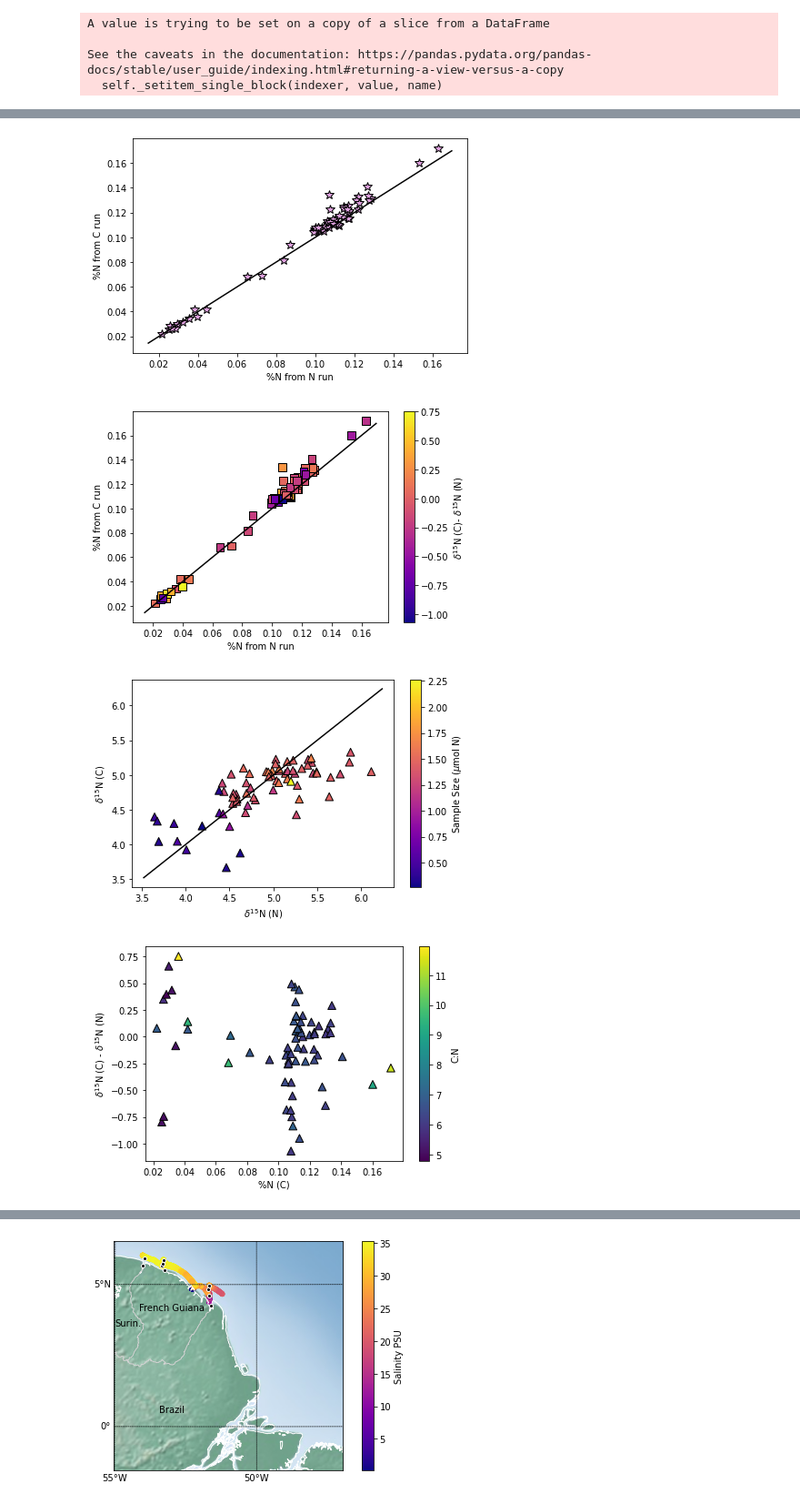
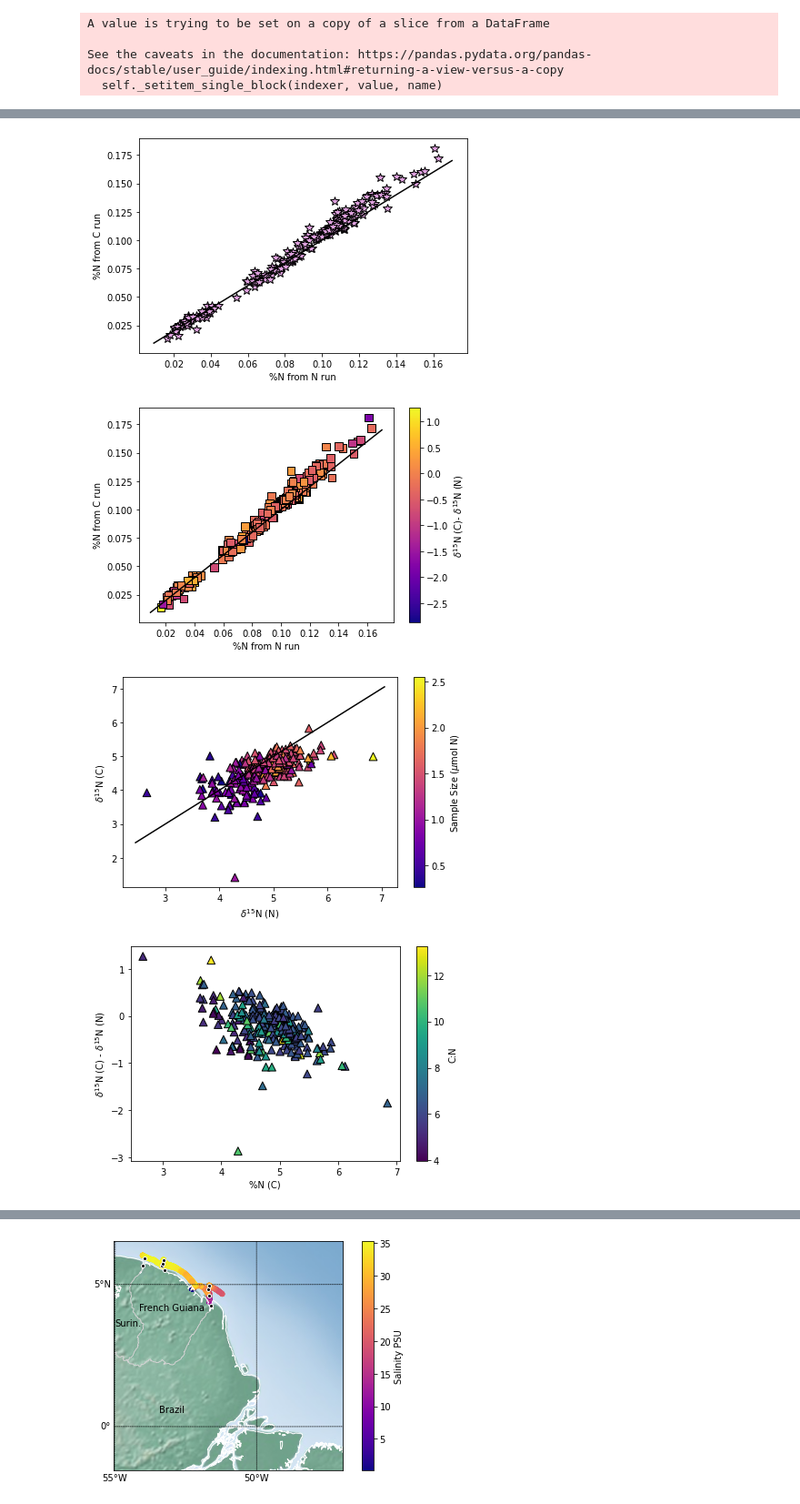
Before and after one commit to DirtBurner/MUDBENCS, a Jupyter notebook: MUDBENCS_CTD.ipynb, the cells around one changed output, grey strips where cells are left out. Shown at 91% size. Cells and saved outputs as stored; diff of their text form; code cells hidden in the pictures.

```diff
--- a/MUDBENCS_CTD.ipynb
+++ b/MUDBENCS_CTD.ipynb
@@ -298,11 +298,11 @@ ax.legend(corelist)
 # %%
 #Develop function for the compilation files
 
-carbon_df = pd.read_excel('Mudbencs MC Carbon compiled.xlsx', 'RPT', skiprows=20)
+carbon_df = pd.read_excel('Mudbencs MC Carbon compiled.xlsx', skiprows=20)
 print(carbon_df.columns)
 C_df = carbon_df[['Identifier 1', 'd15N (‰, AT-Air)', 'd13C (‰, VPDB)', 'N%', 'C%', 'C:N (mass)', 'N (µmol)', 'C (µmol)']]
 print(C_df.shape)
-nitrogen_df = pd.read_excel('Mudbencs MC Nitrogen compiled.xlsx', 'RPT', skiprows=20)
+nitrogen_df = pd.read_excel('Mudbencs MC Nitrogen compiled.xlsx', skiprows=20)
 N_df = nitrogen_df[['Identifier 1', 'd15N (‰, AT-Air)', 'N%', 'C%', 'N (µmol)']]
 print(N_df.shape)
 CN_df = N_df.merge(C_df, on='Identifier 1', how='outer', indicator=True, suffixes=('(N)', None))
@@ -352,7 +352,7 @@ ax.set_ylabel('%N from C run')
 plt.tight_layout()
 #plt.savefig('C:/Users/beros/Box/UDrive_brosenheim/My_Documents/Research/Seagoing Expeditions/CHEM-OCE Guianas Mudbanks 2020/Expedition prep/MUDBENCS/Coring Data/percentN_scatter.svg', dpi=300)
 # %% [output]
-[figure, old version]
+[figure, new version]
 # %%
 fig, ax = plt.subplots(nrows=1, ncols=1)
 scatterplot = ax.scatter(CN_df['N%(N)'], CN_df['N%'], c=CN_df['d15N (C)']-CN_df['d15N'], marker='s',  linestyle='None', edgecolor='k', s=75, cmap='plasma')
@@ -367,7 +367,7 @@ ax.set_ylabel('%N from C run')
 plt.tight_layout()
 plt.savefig('C:/Users/beros/Box/UDrive_brosenheim/My_Documents/Research/Seagoing Expeditions/CHEM-OCE Guianas Mudbanks 2020/Expedition prep/MUDBENCS/Coring Data/percentN_scatter_isotope_diffs.svg', dpi=300)
 # %% [output]
-[figure, old version]
+[figure, new version]
 # %%
 fig, ax = plt.subplots(nrows=1, ncols=1)
 scatterplot = ax.scatter(CN_df['d15N'], CN_df['d15N (C)'], c=CN_df['umols N'], marker='^',  linestyle='None', edgecolor='k', s=75, cmap='plasma')
@@ -382,22 +382,22 @@ ax.set_ylabel(r'$\delta^{15}$N (C)')
 plt.tight_layout()
 plt.savefig('C:/Users/beros/Box/UDrive_brosenheim/My_Documents/Research/Seagoing Expeditions/CHEM-OCE Guianas Mudbanks 2020/Expedition prep/MUDBENCS/Coring Data/Nisotope_scatter_mass.svg', dpi=300)
 # %% [output]
-[figure, old version]
+[figure, new version]
 # %%
 fig, ax = plt.subplots(nrows=1, ncols=1)
-scatterplot = ax.scatter(CN_df['N%'], CN_df['d15N (C)'] - CN_df['d15N'], c=CN_df['C:N (mass)'], marker='^',  linestyle='None', edgecolor='k', s=75, cmap='viridis')
+scatterplot = ax.scatter(CN_df['d15N'], CN_df['d15N (C)'] - CN_df['d15N'], c=CN_df['C:N (mass)'], marker='^',  linestyle='None', edgecolor='k', s=75, cmap='viridis')
 cbar = plt.colorbar(scatterplot, label=r'C:N')
 xes = ax.get_xlim()
 x = np.linspace(min(xes), max(xes), 10)
 y = x
 #ax.plot(x, y, color='k')
 ax.set_xlabel(r'%N (C)')
 ax.set_ylabel(r'$\delta^{15}$N (C) - $\delta^{15}$N (N)')
 
 plt.tight_layout()
 #plt.savefig('C:/Users/beros/Box/UDrive_brosenheim/My_Documents/Research/Seagoing Expeditions/CHEM-OCE Guianas Mudbanks 2020/Expedition prep/MUDBENCS/Coring Data/NIsotopeDiff_percentN_CN.svg', dpi=300)
 # %% [output]
-[figure, old version]
+[figure, new version]
 # %%
 #Investigate the amount of inorganic carbon through comparison of the carbon and nitrogen EA runs
 fig, ax = plt.subplots(nrows=2, ncols=1)
```
Also changed, not shown: parts of 5 cells of this notebook, 5 other files.
